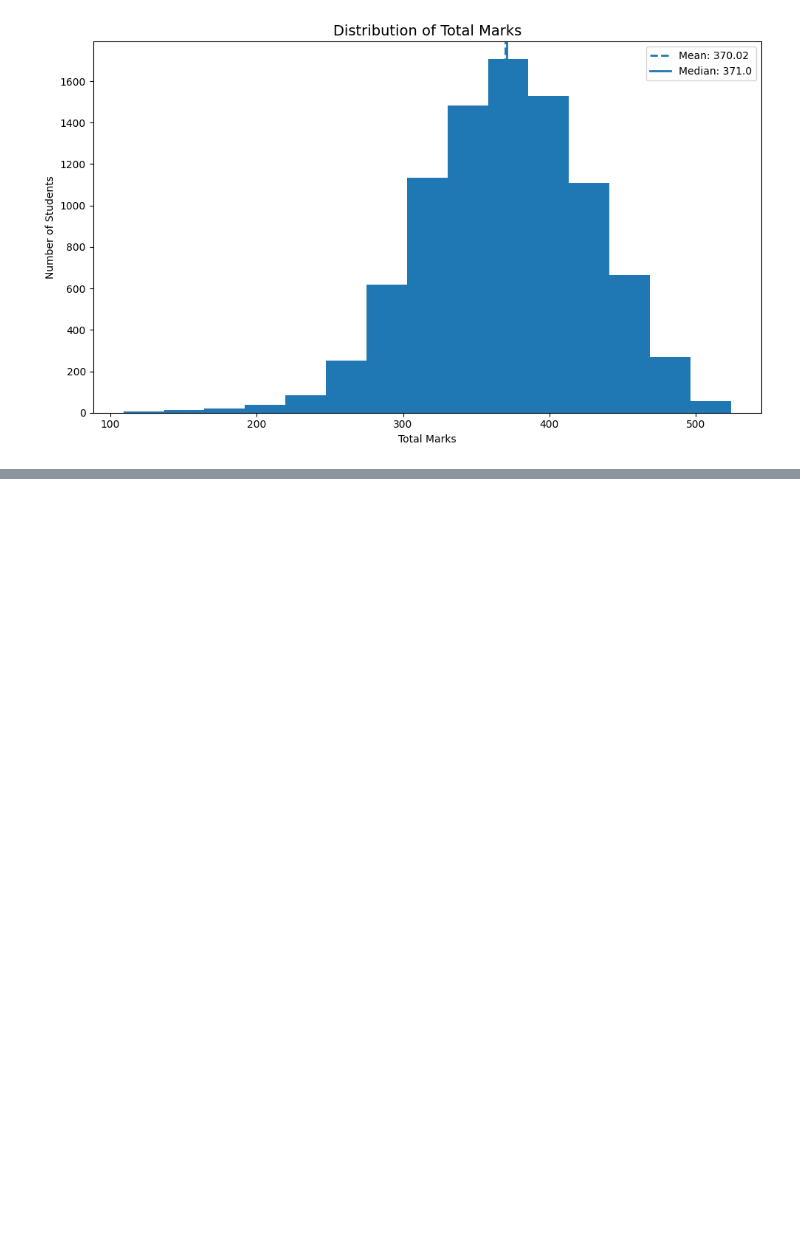
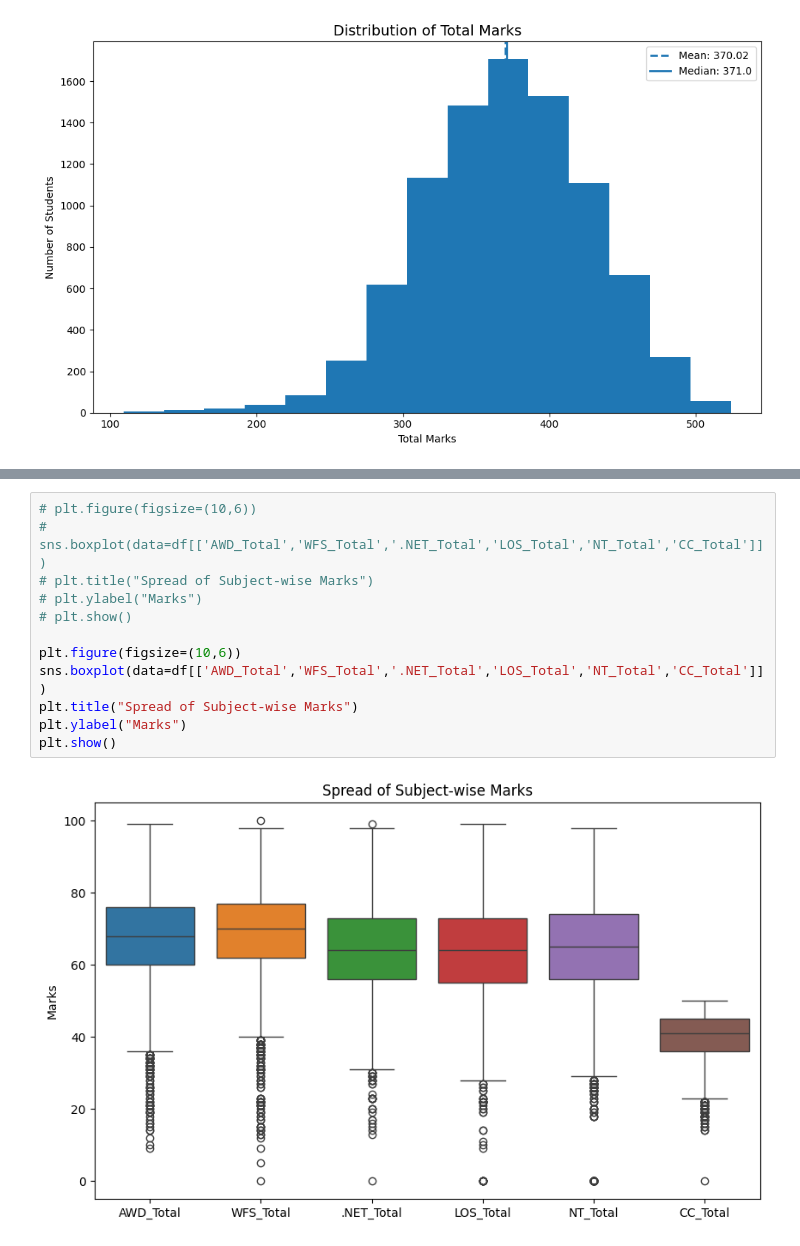
Before and after one commit to yugp5507/Data-Analytics-using-Python-Minor-Project, a Jupyter notebook: Notebooks/05_chats.ipynb, the cells around one changed output, grey strips where cells are left out. Drawn from its saved outputs; the diff is of its cells as text; blank space fills up the shorter version.

```diff
--- a/Notebooks/05_chats.ipynb
+++ b/Notebooks/05_chats.ipynb
@@ -67,0 +92,14 @@ plt.show()
+# %%
+# plt.figure(figsize=(10,6))
+# sns.boxplot(data=df[['AWD_Total','WFS_Total','.NET_Total','LOS_Total','NT_Total','CC_Total']])
+# plt.title("Spread of Subject-wise Marks")
+# plt.ylabel("Marks")
+# plt.show()
+
+plt.figure(figsize=(10,6))
+sns.boxplot(data=df[['AWD_Total','WFS_Total','.NET_Total','LOS_Total','NT_Total','CC_Total']])
+plt.title("Spread of Subject-wise Marks")
+plt.ylabel("Marks")
+plt.show()
+# %% [output]
+[figure, added]
```
Also changed, not shown: parts of 59 cells of this notebook, 33 other files.
